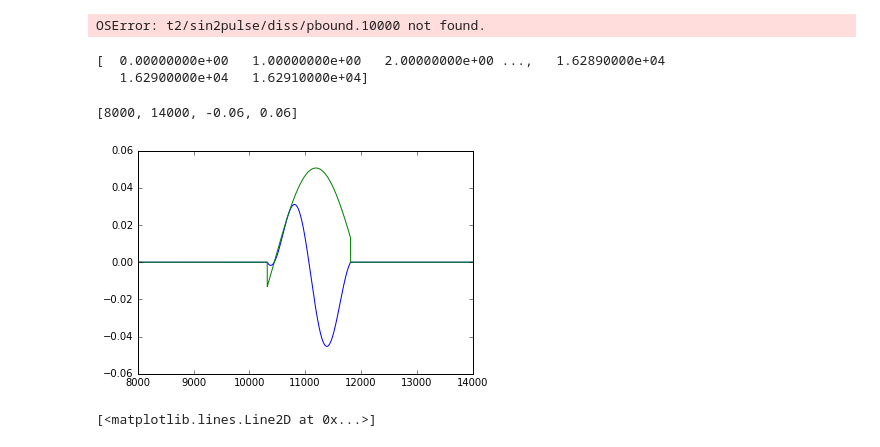
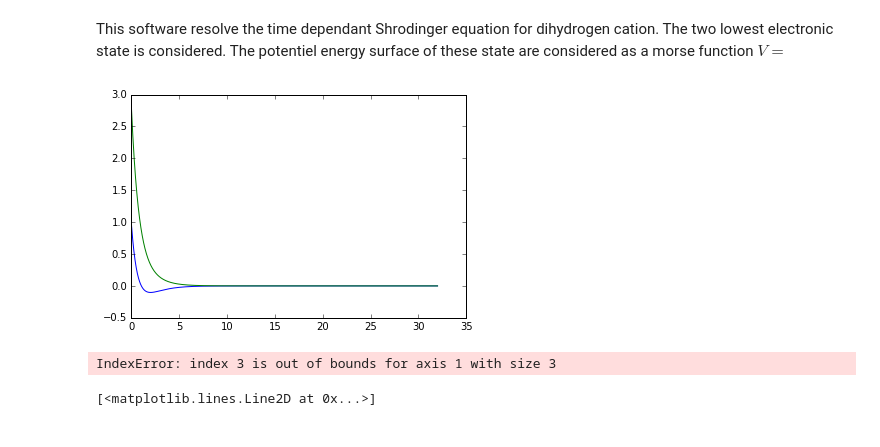
Before and after one commit to meitnerium/DDQ, a Jupyter notebook: exemple/analyse_results.ipynb, the cells around one changed output. Drawn from its saved outputs; the diff is of its cells as text; code cells hidden in the pictures.

```diff
--- a/exemple/analyse_results.ipynb
+++ b/exemple/analyse_results.ipynb
@@ -2,18 +2,3 @@
 import numpy as np
 import matplotlib.pyplot as plt
 %matplotlib inline
-pbound=[]
-pbound.append(np.genfromtxt("t2/sin2pulse/diss/pbound.10000"))
-# %% [output]
-OSError: t2/sin2pulse/diss/pbound.10000 not found.
-# %%
-print(pbound[0][:,0])
-#plt.plot(pbound[0][:,0],pbound[0][:,1])
-plt.plot(pbound[0][:,0],pbound[0][:,2])
-plt.plot(pbound[0][:,0],pbound[0][:,3])
-plt.axis([8000,14000,-0.06,0.06])
-# %% [output]
-[  0.00000000e+00   1.00000000e+00   2.00000000e+00 ...,   1.62890000e+04
-   1.62900000e+04   1.62910000e+04]
-[8000, 14000, -0.06, 0.06]
-[figure, removed]
@@ -24,3 +5,17 @@ pbound_square.append(np.genfromtxt("t2/diss/pbound.10000"))
+# %% [markdown]
+This software resolve the time dependant Shrodinger equation for dihydrogen cation. The two lowest electronic state is considered. The potentiel energy surface of these state are considered as a morse function
+$V=$
+# %%
+pot=np.genfromtxt("fort.14235467")
+plt.plot(pot[:,0],pot[:,1])
+plt.plot(pot[:,0],pot[:,2])
+plt.show()
+plt.close()
+plt.plot(pot[:,0],pot[:,3])
+print(pot[:,0])
+# %% [output]
+[figure, added]
+IndexError: index 3 is out of bounds for axis 1 with size 3
 # %%
 
 plt.plot(pbound_square[0][:,0],pbound_square[0][:,2])
```
Also changed, not shown: parts of 13 cells of this notebook, 13 other files.
